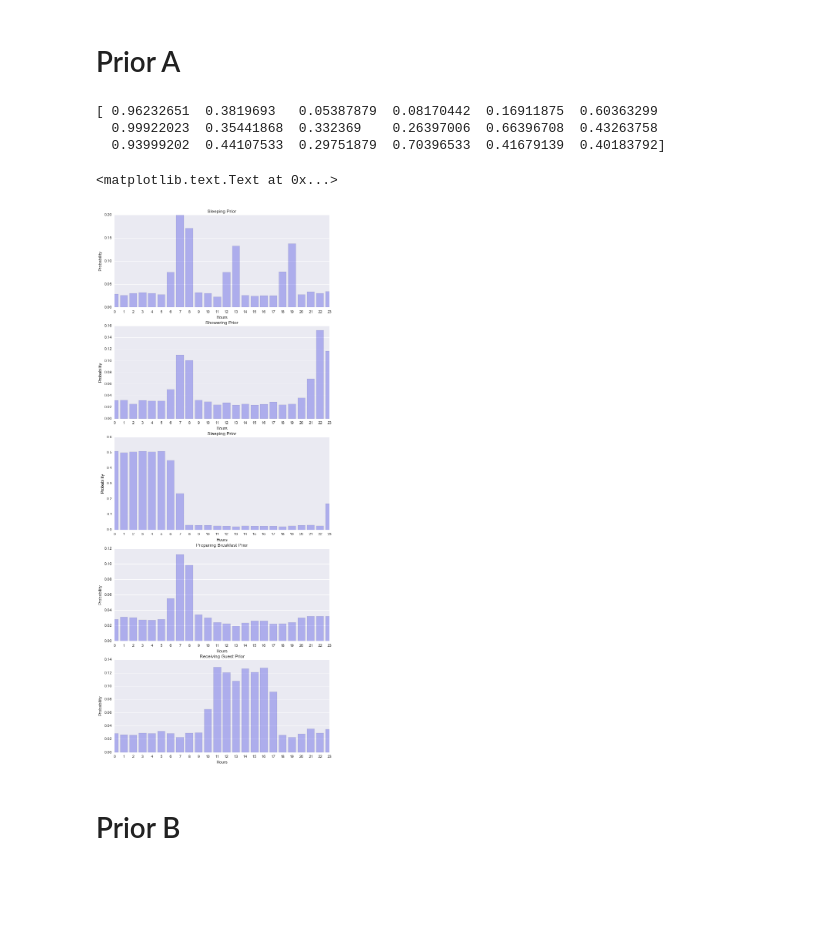
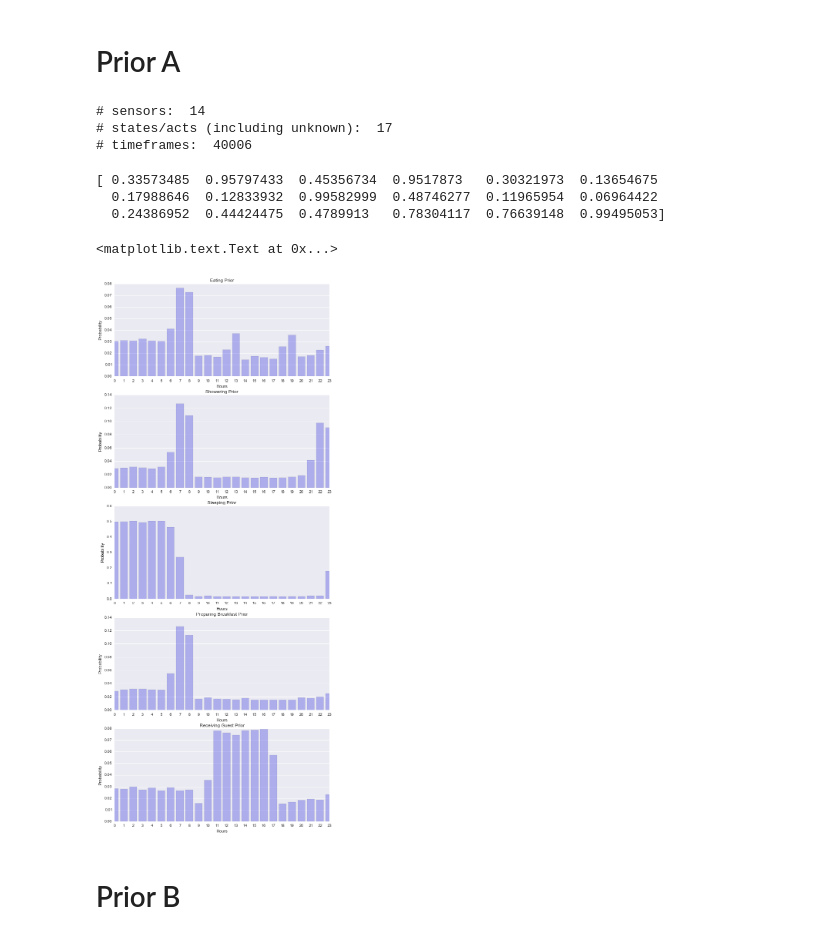
Before and after one commit to jack91an/am207finalproject, a Jupyter notebook: data/RAW_PRIOR_new.ipynb, the cells around one changed output. Saved outputs shown, nothing was run; the diff lists cells and outputs as text; code cells hidden in the pictures; blank space fills up the shorter version.

Commit message:
added prior code

```diff
--- a/data/RAW_PRIOR_new.ipynb
+++ b/data/RAW_PRIOR_new.ipynb
@@ -122,5 +122,34 @@ i2m
 # %% [markdown]
 # Prior A
+# %%
+#read in data, choose a house and a X matrix type
+act_df,sensor_df,X,Y = read_data('A', 'r')
+#build 4 dict, act to idx, idx to act, sensor to idx, idx to sensor
+all_act = list(set(act_df.label)) + [0] #all the act labels
+a2i = dict(zip(all_act, range(len(all_act))))
+i2a = dict(zip(range(len(all_act)), all_act))
+
+all_sensor = list(set(sensor_df.label))
+i2s = dict(zip(range(len(all_sensor)), all_sensor))
+s2i = dict(zip(all_sensor, range(len(all_sensor))))
+#e.g. print something
+print "# sensors: ", len(all_sensor)
+print "# states/acts (including unknown): ", len(all_act)
+print "# timeframes: ", len(X)
+timeslice = 60
+start = min(min(act_df.start_sec), min(sensor_df.start_sec))
+end = max(max(act_df.end_sec), max(sensor_df.end_sec))
+if (end-start)%timeslice != 0:
+    end = (1+(end-start)/timeslice)*timeslice + start
+duration = end-start
+i2m = {}
+for i in range(len(all_act)):
+
+    i2m[i] = set(act_df[act_df['label']==i2a[i]]['meaning'])
+# %% [output]
+# sensors:  14
+# states/acts (including unknown):  17
+# timeframes:  40006
 # %%
 num_t = len(X)
 num_act = len(all_act)
@@ -159,10 +188,10 @@ for i in range(num_t):
 
     # leave house
     if i%DAY < first_time_dict[22] and i%DAY > first_time_dict[8]:
-        priorA[i][0] += LESS_LIKELY
+        priorA[i][0] += ALMOST_CERTAINLY
     # eating 6-9 am 12 -13 pm 18-19
     if (i%DAY > first_time_dict[6] and i%DAY < first_time_dict[8]) or (i%DAY > first_time_dict[12] and i%DAY < first_time_dict[13]) or (i%DAY > first_time_dict[18] and i%DAY < first_time_dict[19]):
-        priorA[i][1] += VERY_LIKELY
+        priorA[i][1] += LESS_LIKELY
 
     # use toilet should be uniform 2
 
@@ -216,7 +245,7 @@ for i in range(num_t):
     # Unknown state 16, almost certainly from 8am - 10pm:
 
     if (i%DAY > first_time_dict[8] and i%DAY < first_time_dict[23]):
-        priorA[i][16] += HIGHLY_LIKELY
+        priorA[i][16] += ALMOST_CERTAINLY
 
     priorA[i]/=np.sum(priorA[i])
 # Eating should be around 6-9 am, 12 - 1 pm, and 6-7 pm
@@ -227,9 +256,9 @@ for i in range(num_t):
 #     \ or i%DAY > first_time_dict[18] and i%DAY < first_time_dict[19]:
 #         priorA[i][1] += 2
 # %% [output]
-[ 0.96232651  0.3819693   0.05387879  0.08170442  0.16911875  0.60363299
-  0.99922023  0.35441868  0.332369    0.26397006  0.66396708  0.43263758
-  0.93999202  0.44107533  0.29751879  0.70396533  0.41679139  0.40183792]
+[ 0.33573485  0.95797433  0.45356734  0.9517873   0.30321973  0.13654675
+  0.17988646  0.12833932  0.99582999  0.48746277  0.11965954  0.06964422
+  0.24386952  0.44424475  0.4789913   0.78304117  0.76639148  0.99495053]
 # %%
 day1 = np.arange(24)
 fig, ax = plt.subplots(5,1,figsize = (10,25))
@@ -243,7 +272,7 @@ ax[0].set_xticks(np.arange(0,24,1))
 ax[0].set_xlim(0,23)
 ax[0].set_xlabel('Hours')
 ax[0].set_ylabel('Probability')
-ax[0].set_title('Sleeping Prior')
+ax[0].set_title('Eating Prior')
 
 #take shower
 day_showering = priorA[:,3][:MINUTE * 24].reshape(24,60)
@@ -260,31 +289,31 @@ day_bed = priorA[:,5][:MINUTE * 24].reshape(24,60)
 day_hourly_bed = np.mean(day_bed,axis=1)
 day_hourly_bed = np.roll(day_hourly_bed,2)
 sns.barplot(day1,day_hourly_bed,color="b",alpha = 0.3,ax = ax[2])
 ax[2].set_xticks(np.arange(0,24,1))
 ax[2].set_xlim(0,23)
 ax[2].set_xlabel('Hours')
 ax[2].set_ylabel('Probability')
 ax[2].set_title('Sleeping Prior')
 
 day_prepare_breakfast = priorA[:,6][:MINUTE * 24].reshape(24,60)
 day_hourly_prepare_breakfast = np.mean(day_prepare_breakfast,axis=1)
 day_hourly_prepare_breakfast = np.roll(day_hourly_prepare_breakfast,2)
 sns.barplot(day1,day_hourly_prepare_breakfast,color="b",alpha = 0.3,ax = ax[3])
 ax[3].set_xticks(np.arange(0,24,1))
 ax[3].set_xlim(0,23)
 ax[3].set_xlabel('Hours')
 ax[3].set_ylabel('Probability')
 ax[3].set_title('Preparing Breakfast Prior')
 
 day_guest = priorA[:,15][:MINUTE * 24].reshape(24,60)
 day_hourly_guest = np.mean(day_guest,axis=1)
 day_hourly_guest = np.roll(day_hourly_guest,2)
 sns.barplot(day1,day_hourly_guest,color="b",alpha = 0.3,ax = ax[4])
 ax[4].set_xticks(np.arange(0,24,1))
 ax[4].set_xlim(0,23)
 ax[4].set_xlabel('Hours')
 ax[4].set_ylabel('Probability')
 ax[4].set_title('Receiving Guest Prior')
 # %% [output]
 <matplotlib.text.Text at 0x...>
-[figure, old version]
+[figure, new version]
```
Also changed, not shown: parts of 26 cells of this notebook.
